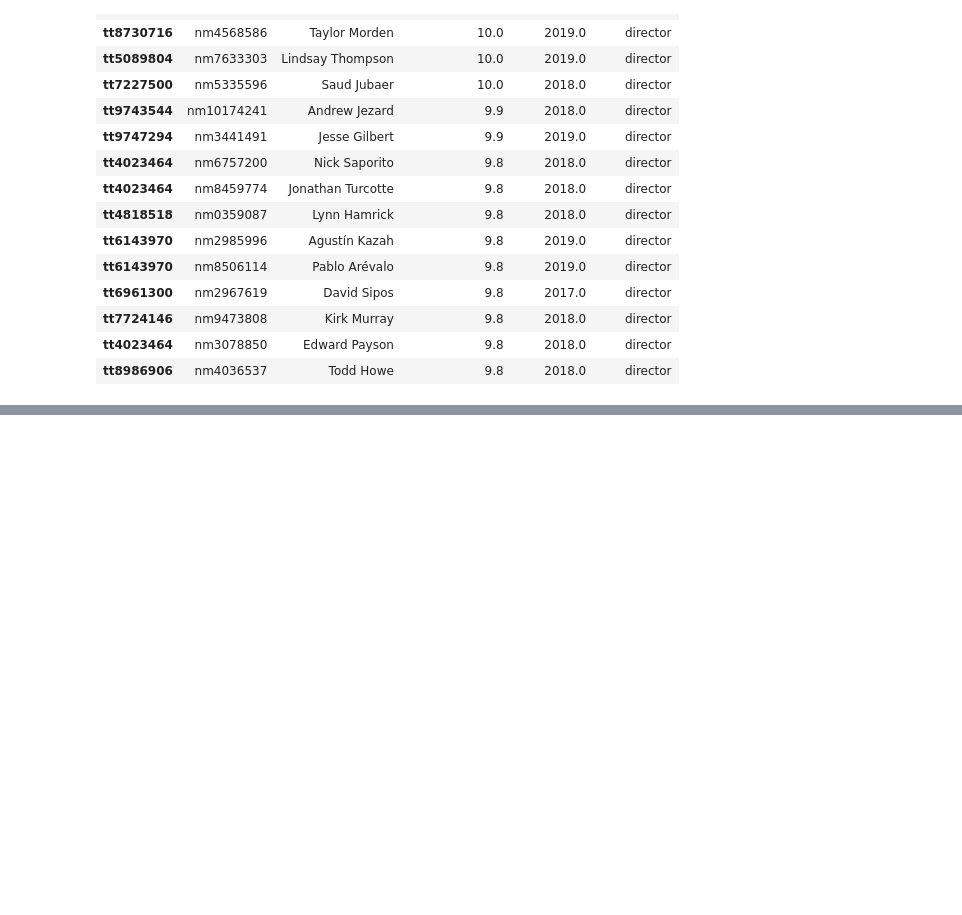
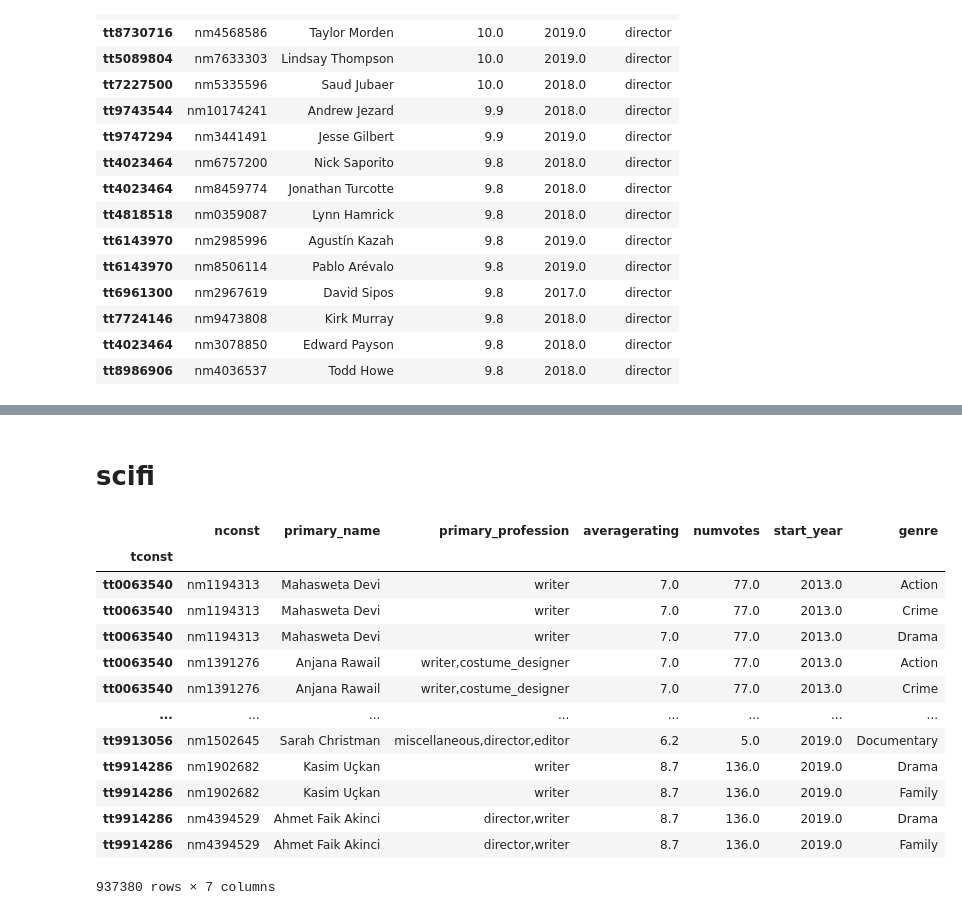
Before and after one commit to samanthanas/MovieAnalysis, a Jupyter notebook: Talent.ipynb, the cells around one changed output, grey strips where cells are left out. Drawn from its saved outputs; the diff is of its cells as text; code cells hidden in the pictures; blank space fills up the shorter version.

```diff
--- a/Talent.ipynb
+++ b/Talent.ipynb
@@ -255,0 +393,19 @@ top_docs.sort_values(by='averagerating',ascending=False)
+# %% [markdown]
+# scifi
+# %%
+docs_joined
+# %% [output]
+|  | nconst | primary_name | primary_profession | averagerating | numvotes | start_year | genre |
+| tconst |  |  |  |  |  |  |  |
+| tt0063540 | nm1194313 | Mahasweta Devi | writer | 7.0 | 77.0 | 2013.0 | Action |
+| tt0063540 | nm1194313 | Mahasweta Devi | writer | 7.0 | 77.0 | 2013.0 | Crime |
+| tt0063540 | nm1194313 | Mahasweta Devi | writer | 7.0 | 77.0 | 2013.0 | Drama |
+| tt0063540 | nm1391276 | Anjana Rawail | writer,costume_designer | 7.0 | 77.0 | 2013.0 | Action |
+| tt0063540 | nm1391276 | Anjana Rawail | writer,costume_designer | 7.0 | 77.0 | 2013.0 | Crime |
+| ... | ... | ... | ... | ... | ... | ... | ... |
+| tt9913056 | nm1502645 | Sarah Christman | miscellaneous,director,editor | 6.2 | 5.0 | 2019.0 | Documentary |
+| tt9914286 | nm1902682 | Kasim Uçkan | writer | 8.7 | 136.0 | 2019.0 | Drama |
+| tt9914286 | nm1902682 | Kasim Uçkan | writer | 8.7 | 136.0 | 2019.0 | Family |
+| tt9914286 | nm4394529 | Ahmet Faik Akinci | director,writer | 8.7 | 136.0 | 2019.0 | Drama |
+| tt9914286 | nm4394529 | Ahmet Faik Akinci | director,writer | 8.7 | 136.0 | 2019.0 | Family |
+937380 rows × 7 columns
```
Also changed, not shown: parts of 39 cells of this notebook.
